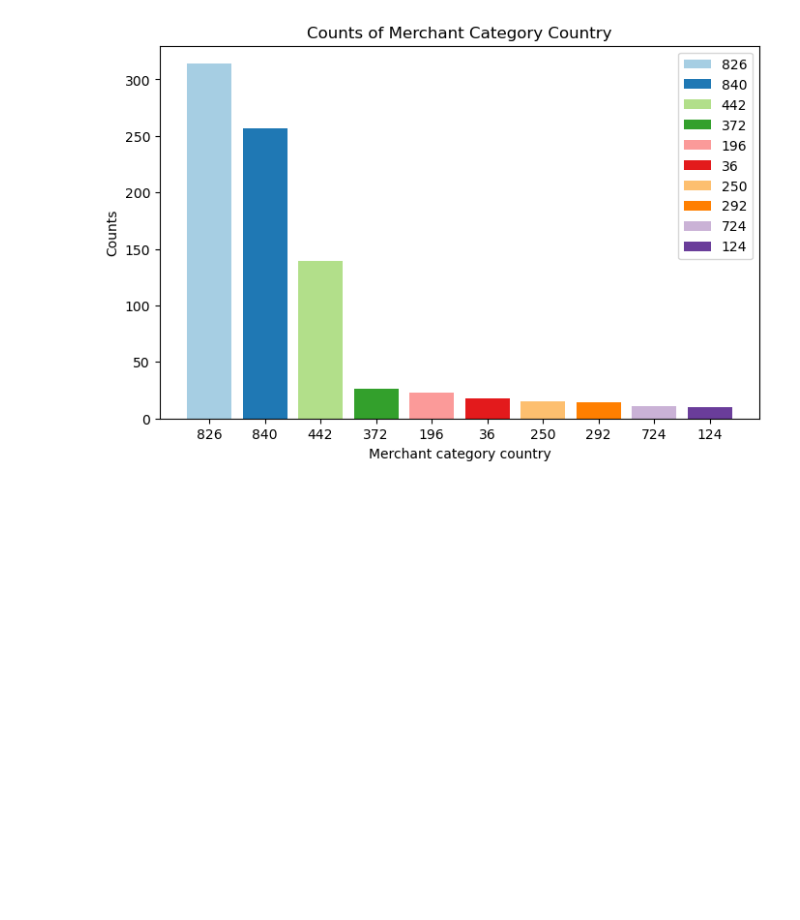
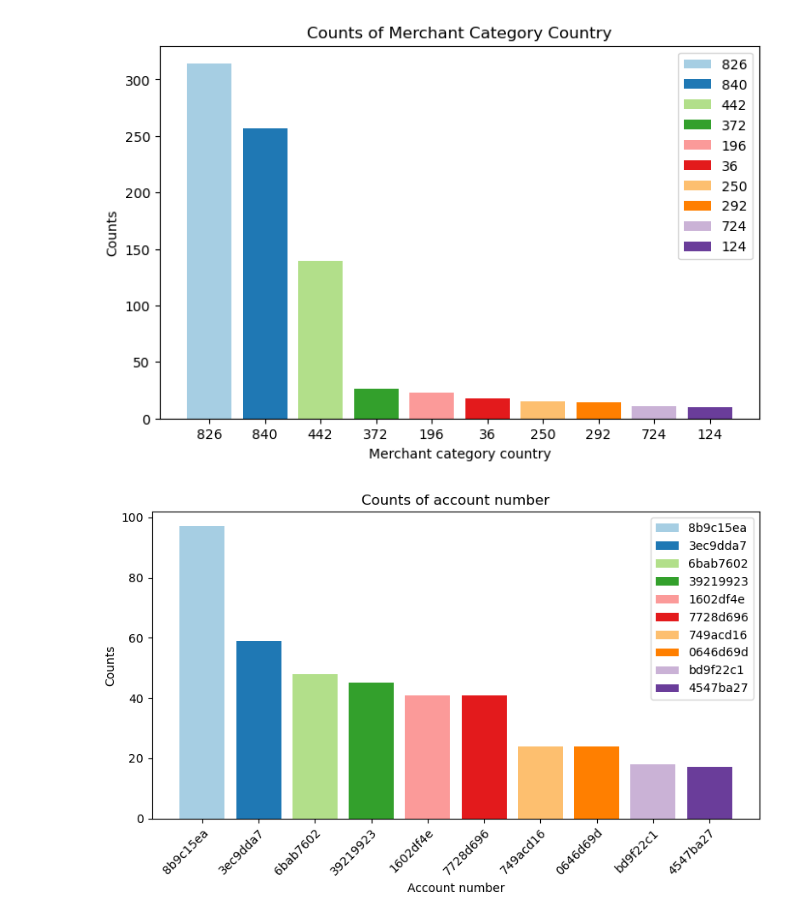
Before and after one commit to capac/credit-card-fraud-detection, a Jupyter notebook: eda.ipynb, the cells around one changed output. Drawn from its saved outputs; the diff is of its cells as text; code cells hidden in the pictures; blank space fills up the shorter version.

Commit message:
Plot of counts per account number

```diff
--- a/eda.ipynb
+++ b/eda.ipynb
@@ -64,3 +64,18 @@ ax.set_title('Counts of Merchant Category Country')
 plt.legend();
 # %% [output]
 [figure]
+# %%
+fig, ax = plt.subplots(figsize=(8,5))
+top_num = 10
+an_fraud_df = fraud_df.accountNumber.value_counts(ascending=False)[:top_num]
+ax.bar(an_fraud_df.index, an_fraud_df.values, label=an_fraud_df.index,
+       color=plt.cm.Paired.colors)
+ax.set_xlabel('Account number')
+ax.set_ylabel('Counts')
+ax.set_title('Counts of account number')
+plt.setp(ax.get_xticklabels(), ha='right',
+         rotation_mode='anchor', rotation=45)
+plt.tight_layout()
+plt.legend();
+# %% [output]
+[figure, added]
```
